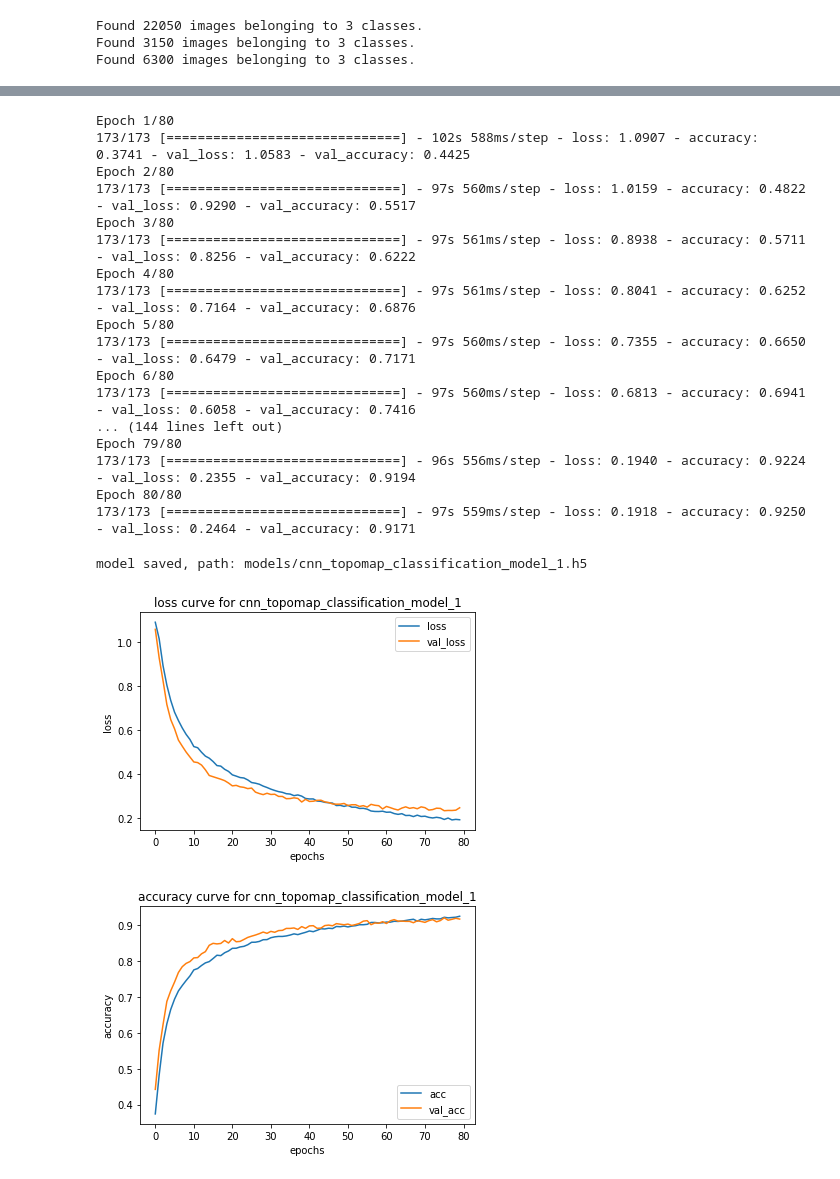
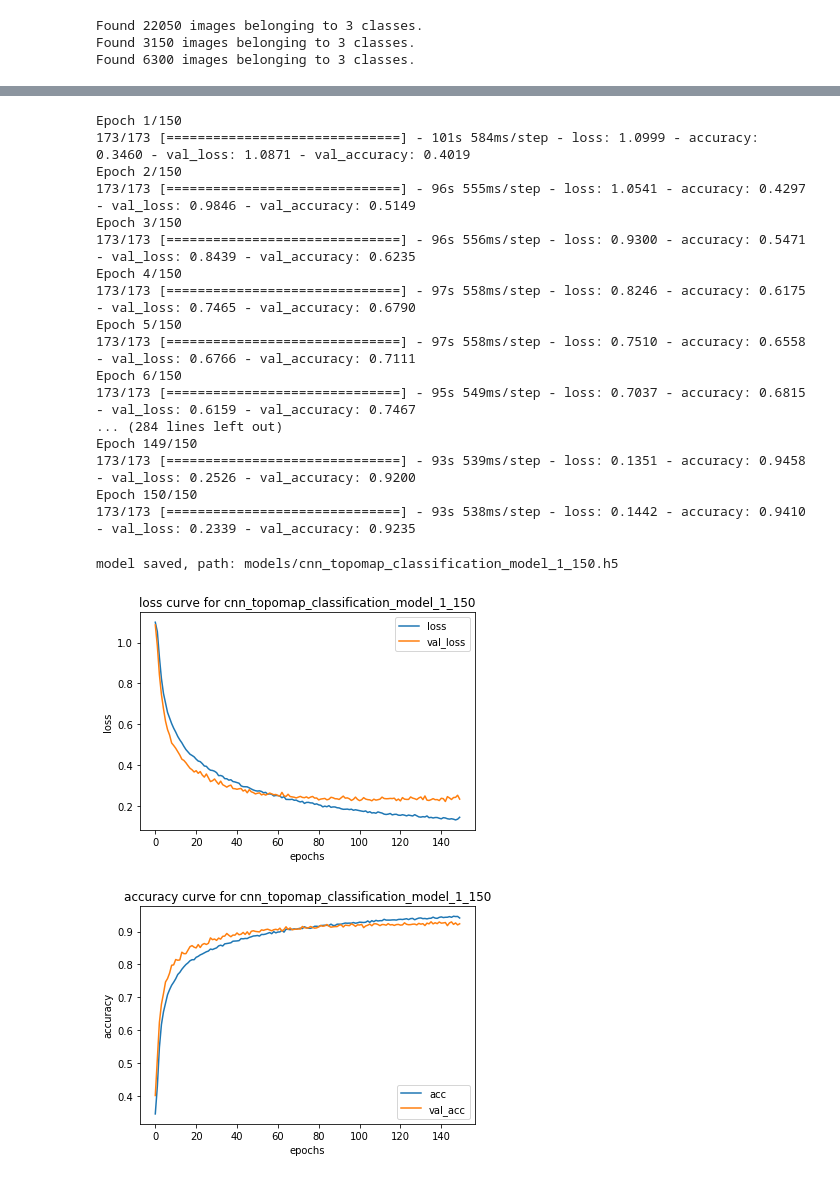
Before and after one commit to kmnuddin/cp_cnn, a Jupyter notebook: cnn_cp_topomaps_keras_1.ipynb, the cells around one changed output, grey strips where cells are left out. Drawn from its saved outputs; the diff is of its cells as text; code cells hidden in the pictures.

Commit message:
completed model 1 with 150 epochs

```diff
--- a/cnn_cp_topomaps_keras_1.ipynb
+++ b/cnn_cp_topomaps_keras_1.ipynb
@@ -55,5 +55,5 @@ loss = 'categorical_crossentropy'
 tblog_path = h.logs_directory.format(time())
 tb_log = TensorBoard(log_dir = tblog_path, profile_batch=0)
 # %%
-model = build_model(opt, loss, 'cnn_topomap_classification_model')
+model = build_model(opt, loss, 'cnn_topomap_classification_model_150')
 # %% [output]
@@ -77,35 +77,35 @@ _________________________________________________________________
 # %%
 r = model.fit_generator(train_it, epochs=150, callbacks=[tb_log], validation_data=validation_it)
 # %% [output]
-Epoch 1/80
-173/173 [==============================] - 102s 588ms/step - loss: 1.0907 - accuracy: 0.3741 - val_loss: 1.0583 - val_accuracy: 0.4425
-Epoch 2/80
-173/173 [==============================] - 97s 560ms/step - loss: 1.0159 - accuracy: 0.4822 - val_loss: 0.9290 - val_accuracy: 0.5517
-Epoch 3/80
-173/173 [==============================] - 97s 561ms/step - loss: 0.8938 - accuracy: 0.5711 - val_loss: 0.8256 - val_accuracy: 0.6222
-Epoch 4/80
-173/173 [==============================] - 97s 561ms/step - loss: 0.8041 - accuracy: 0.6252 - val_loss: 0.7164 - val_accuracy: 0.6876
-Epoch 5/80
-173/173 [==============================] - 97s 560ms/step - loss: 0.7355 - accuracy: 0.6650 - val_loss: 0.6479 - val_accuracy: 0.7171
-Epoch 6/80
-173/173 [==============================] - 97s 560ms/step - loss: 0.6813 - accuracy: 0.6941 - val_loss: 0.6058 - val_accuracy: 0.7416
-... (144 lines left out)
-Epoch 79/80
-173/173 [==============================] - 96s 556ms/step - loss: 0.1940 - accuracy: 0.9224 - val_loss: 0.2355 - val_accuracy: 0.9194
-Epoch 80/80
-173/173 [==============================] - 97s 559ms/step - loss: 0.1918 - accuracy: 0.9250 - val_loss: 0.2464 - val_accuracy: 0.9171
+Epoch 1/150
+173/173 [==============================] - 101s 584ms/step - loss: 1.0999 - accuracy: 0.3460 - val_loss: 1.0871 - val_accuracy: 0.4019
+Epoch 2/150
+173/173 [==============================] - 96s 555ms/step - loss: 1.0541 - accuracy: 0.4297 - val_loss: 0.9846 - val_accuracy: 0.5149
+Epoch 3/150
+173/173 [==============================] - 96s 556ms/step - loss: 0.9300 - accuracy: 0.5471 - val_loss: 0.8439 - val_accuracy: 0.6235
+Epoch 4/150
+173/173 [==============================] - 97s 558ms/step - loss: 0.8246 - accuracy: 0.6175 - val_loss: 0.7465 - val_accuracy: 0.6790
+Epoch 5/150
+173/173 [==============================] - 97s 558ms/step - loss: 0.7510 - accuracy: 0.6558 - val_loss: 0.6766 - val_accuracy: 0.7111
+Epoch 6/150
+173/173 [==============================] - 95s 549ms/step - loss: 0.7037 - accuracy: 0.6815 - val_loss: 0.6159 - val_accuracy: 0.7467
+... (284 lines left out)
+Epoch 149/150
+173/173 [==============================] - 93s 539ms/step - loss: 0.1351 - accuracy: 0.9458 - val_loss: 0.2526 - val_accuracy: 0.9200
+Epoch 150/150
+173/173 [==============================] - 93s 538ms/step - loss: 0.1442 - accuracy: 0.9410 - val_loss: 0.2339 - val_accuracy: 0.9235
 # %%
 evaluate = model.evaluate_generator(test_it)
 # %%
 y_prob = model.predict_generator(test_it)
 # %%
-h.save(model, r, evaluate, y_prob, 'cnn_topomap_classification_model_1_100')
+h.save(model, r, evaluate, y_prob, 'cnn_topomap_classification_model_1_150')
 # %% [output]
-model saved, path: models/cnn_topomap_classification_model_1.h5
+model saved, path: models/cnn_topomap_classification_model_1_150.h5
 # %%
 plt.figure()
 
-plt.title('loss curve for cnn_topomap_classification_model_1_100')
+plt.title('loss curve for cnn_topomap_classification_model_1_150')
 
 plt.plot(r.history['loss'], label='loss')
 plt.plot(r.history['val_loss'], label='val_loss')
@@ -114,21 +114,21 @@ plt.xlabel('epochs')
 plt.ylabel('loss')
 plt.legend()
 
-plt.savefig('results/loss curve for cnn_topomap_classification_model_1_100.png')
+plt.savefig('results/loss curve for cnn_topomap_classification_model_1_150.png')
 # %% [output]
-[figure, old version]
+[figure, new version]
 # %%
 plt.figure()
 
-plt.title('accuracy curve for cnn_topomap_classification_model_1_100')
+plt.title('accuracy curve for cnn_topomap_classification_model_1_150')
 
 plt.plot(r.history['accuracy'], label='acc')
 plt.plot(r.history['val_accuracy'], label='val_acc')
 
 plt.xlabel('epochs')
 plt.ylabel('accuracy')
 plt.legend()
 
-plt.savefig('results/accuracy curve for cnn_topomap_classification_model_1_100.png')
+plt.savefig('results/accuracy curve for cnn_topomap_classification_model_1_150.png')
 # %% [output]
-[figure, old version]
+[figure, new version]
```
Also changed, not shown: parts of 3 cells of this notebook, 3 other files.
